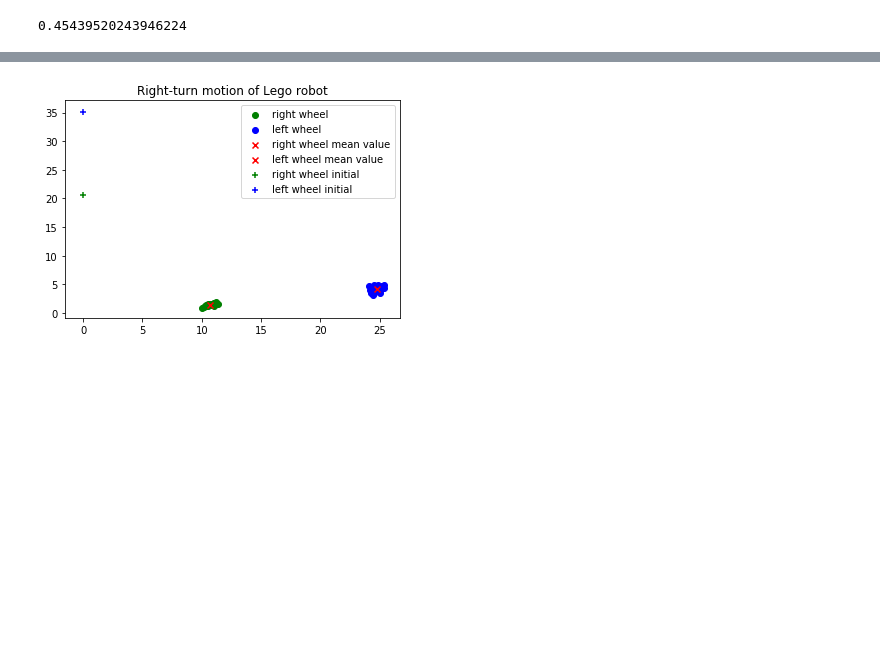
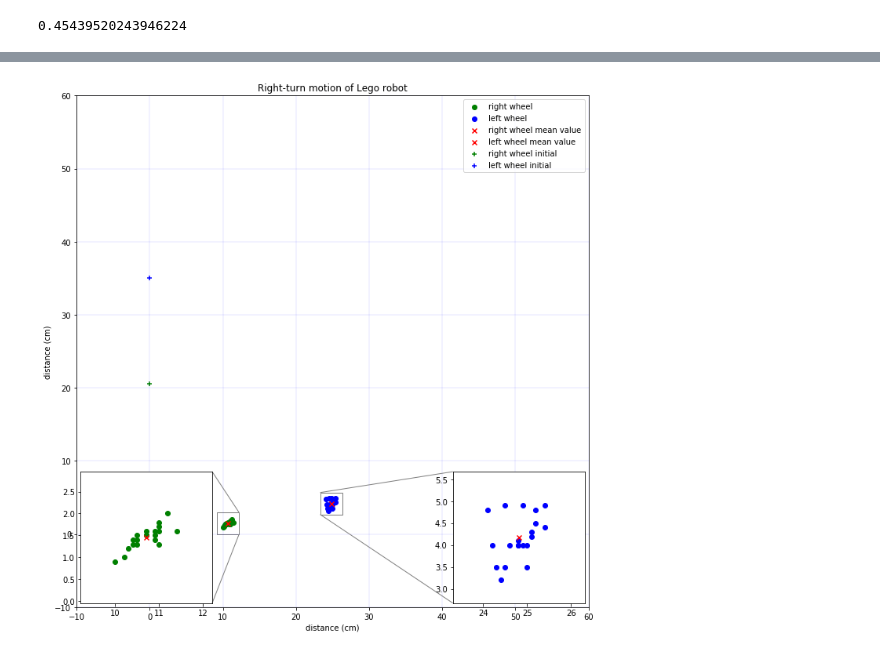
Before and after one commit to pranjaldhole/SEE, a Jupyter notebook: 20180426/SEEHomework_AbhishekPadalkar_MaxMensing_PranjalDhole_20180426.ipynb, the cells around one changed output, grey strips where cells are left out. Saved outputs shown, nothing was run; the diff lists cells and outputs as text; code cells hidden in the pictures; blank space fills up the shorter version.

```diff
--- a/20180426/SEEHomework_AbhishekPadalkar_MaxMensing_PranjalDhole_20180426.ipynb
+++ b/20180426/SEEHomework_AbhishekPadalkar_MaxMensing_PranjalDhole_20180426.ipynb
@@ -182,5 +258,5 @@ plot_data(wheel_Rx_s,wheel_Ry_s,wheel_Lx_s,wheel_Ly_s,\
 # %%
-plot_data(wheel_Rx_r,wheel_Ry_r,wheel_Lx_r,wheel_Ly_r,\
+plot_right(wheel_Rx_r,wheel_Ry_r,wheel_Lx_r,wheel_Ly_r,\
           wheel_Rx0_r,wheel_Ry0_r,wheel_Lx0_r,wheel_Ly0_r,whichData='Right-turn')
 # %% [output]
-[figure, old version]
+[figure, new version]
```
Also changed, not shown: parts of 9 cells of this notebook, 4 other files.
